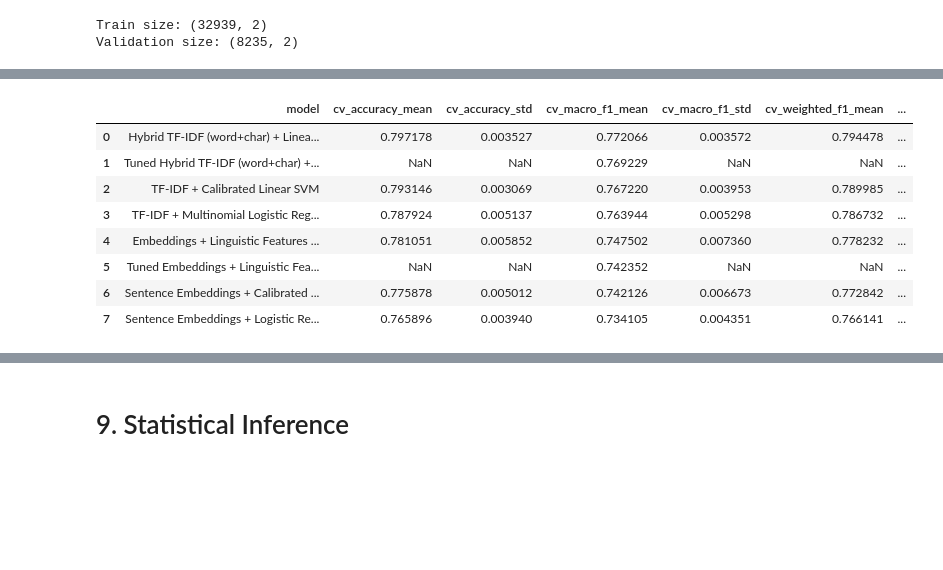
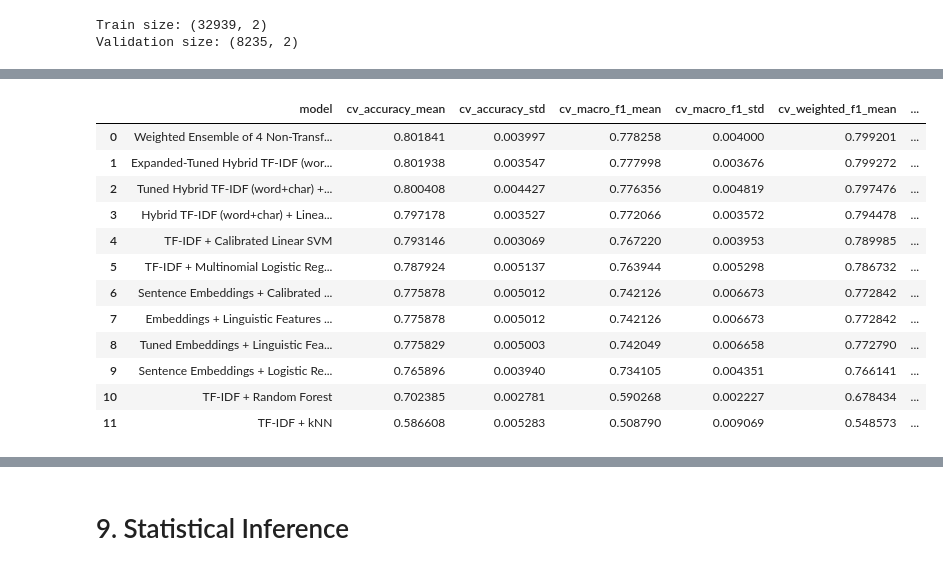
Before and after one commit to sy0203/ML_cf_mentalhealth, a Jupyter notebook: Code/modeling.ipynb, the cells around one changed output, grey strips where cells are left out. Drawn from its saved outputs; the diff is of its cells as text; code cells hidden in the pictures; blank space fills up the shorter version.

```diff
--- a/Code/modeling.ipynb
+++ b/Code/modeling.ipynb
@@ -926,9 +867,9 @@ Best cross-validated macro F1:
 # %%
-# 4. Model: Tuned hybrid TF-IDF + SVM
+# Model 6: Tuned hybrid TF-IDF + SVM
 
 tuned_hybrid_svm = grid_hybrid_svm.best_estimator_
 
-res_best_hybrid_svm = evaluate_classifier(
+res_tuned_hybrid_svm = evaluate_classifier(
     model_name="Tuned Hybrid TF-IDF (word+char) + Linear SVM",
     model=tuned_hybrid_svm,
     X_train=X_train_text,
@@ -939,8 +880,13 @@ res_best_hybrid_svm = evaluate_classifier(
     has_predict_proba=True
 )
 
-# Already used cross-validation on training data to find best regularization parameter above,
-# so no need to evaluate again on CV.
+# Full cross-validation row for results table
+cv_tuned_hybrid_svm = cross_validate_model(
+    model_name="Tuned Hybrid TF-IDF (word+char) + Linear SVM",
+    model=tuned_hybrid_svm,
+    X=X_text_all,
+    y=y_all
+)
 # %% [output]
 ================================================================================
 MODEL: Tuned Hybrid TF-IDF (word+char) + Linear SVM
@@ -1861,55 +2079,40 @@ display(results_df)
 # %%
 # Cross-validation results table
-#
-# Note:
-# - For tuned models, the cross-validated macro F1 was already computed inside GridSearchCV.
-# - We record that best CV score directly instead of running a second CV loop immediately.
+#   DistilBERT model is dropped for CV
 
 cv_results_rows = [
     cv_tfidf_logreg,
     cv_tfidf_svm,
     cv_hybrid_svm,
-    {
-        "model": "Tuned Hybrid TF-IDF (word+char) + Linear SVM",
-        "cv_accuracy_mean": np.nan,
-        "cv_accuracy_std": np.nan,
-        "cv_macro_f1_mean": grid_hybrid_svm.best_score_,
-        "cv_macro_f1_std": np.nan,
-        "cv_weighted_f1_mean": np.nan,
-        "cv_weighted_f1_std": np.nan,
-        "best_C": grid_hybrid_svm.best_params_["estimator__svm__C"]
-    },
+    cv_tuned_hybrid_svm,
+    cv_tuned_hybrid_svm_expanded,
+    cv_tfidf_rf,
+    cv_tfidf_knn,
+    cv_ensemble_4models,
     cv_embed_logreg,
-    cv_embed_svm,
-    cv_combined_svm,
-    {
-        "model": "Tuned Embeddings + Linguistic Features + Linear SVM",
-        "cv_accuracy_mean": np.nan,
-        "cv_accuracy_std": np.nan,
-        "cv_macro_f1_mean": grid_combined_svm.best_score_,
-        "cv_macro_f1_std": np.nan,
-        "cv_weighted_f1_mean": np.nan,
-        "cv_weighted_f1_std": np.nan,
-        "best_C": grid_combined_svm.best_params_["estimator__svm__C"]
-    }
+    cv_embed_svm
 ]
 
 cv_results_df = pd.DataFrame(cv_results_rows)
 
 cv_results_df = cv_results_df.sort_values(
     by=["cv_macro_f1_mean", "cv_accuracy_mean"],
     ascending=False,
     na_position="last"
 ).reset_index(drop=True)
 
 display(cv_results_df)
 # %% [output]
 |  | model | cv_accuracy_mean | cv_accuracy_std | cv_macro_f1_mean | cv_macro_f1_std | cv_weighted_f1_mean | ... |
-| 0 | Hybrid TF-IDF (word+char) + Linea... | 0.797178 | 0.003527 | 0.772066 | 0.003572 | 0.794478 | ... |
-| 1 | Tuned Hybrid TF-IDF (word+char) +... | NaN | NaN | 0.769229 | NaN | NaN | ... |
-| 2 | TF-IDF + Calibrated Linear SVM | 0.793146 | 0.003069 | 0.767220 | 0.003953 | 0.789985 | ... |
-| 3 | TF-IDF + Multinomial Logistic Reg... | 0.787924 | 0.005137 | 0.763944 | 0.005298 | 0.786732 | ... |
-| 4 | Embeddings + Linguistic Features ... | 0.781051 | 0.005852 | 0.747502 | 0.007360 | 0.778232 | ... |
-| 5 | Tuned Embeddings + Linguistic Fea... | NaN | NaN | 0.742352 | NaN | NaN | ... |
+| 0 | Weighted Ensemble of 4 Non-Transf... | 0.801841 | 0.003997 | 0.778258 | 0.004000 | 0.799201 | ... |
+| 1 | Expanded-Tuned Hybrid TF-IDF (wor... | 0.801938 | 0.003547 | 0.777998 | 0.003676 | 0.799272 | ... |
+| 2 | Tuned Hybrid TF-IDF (word+char) +... | 0.800408 | 0.004427 | 0.776356 | 0.004819 | 0.797476 | ... |
+| 3 | Hybrid TF-IDF (word+char) + Linea... | 0.797178 | 0.003527 | 0.772066 | 0.003572 | 0.794478 | ... |
+| 4 | TF-IDF + Calibrated Linear SVM | 0.793146 | 0.003069 | 0.767220 | 0.003953 | 0.789985 | ... |
+| 5 | TF-IDF + Multinomial Logistic Reg... | 0.787924 | 0.005137 | 0.763944 | 0.005298 | 0.786732 | ... |
 | 6 | Sentence Embeddings + Calibrated ... | 0.775878 | 0.005012 | 0.742126 | 0.006673 | 0.772842 | ... |
-| 7 | Sentence Embeddings + Logistic Re... | 0.765896 | 0.003940 | 0.734105 | 0.004351 | 0.766141 | ... |
+| 7 | Embeddings + Linguistic Features ... | 0.775878 | 0.005012 | 0.742126 | 0.006673 | 0.772842 | ... |
+| 8 | Tuned Embeddings + Linguistic Fea... | 0.775829 | 0.005003 | 0.742049 | 0.006658 | 0.772790 | ... |
+| 9 | Sentence Embeddings + Logistic Re... | 0.765896 | 0.003940 | 0.734105 | 0.004351 | 0.766141 | ... |
+| 10 | TF-IDF + Random Forest | 0.702385 | 0.002781 | 0.590268 | 0.002227 | 0.678434 | ... |
+| 11 | TF-IDF + kNN | 0.586608 | 0.005283 | 0.508790 | 0.009069 | 0.548573 | ... |
```
Also changed, not shown: parts of 130 cells of this notebook, 13 other files.
